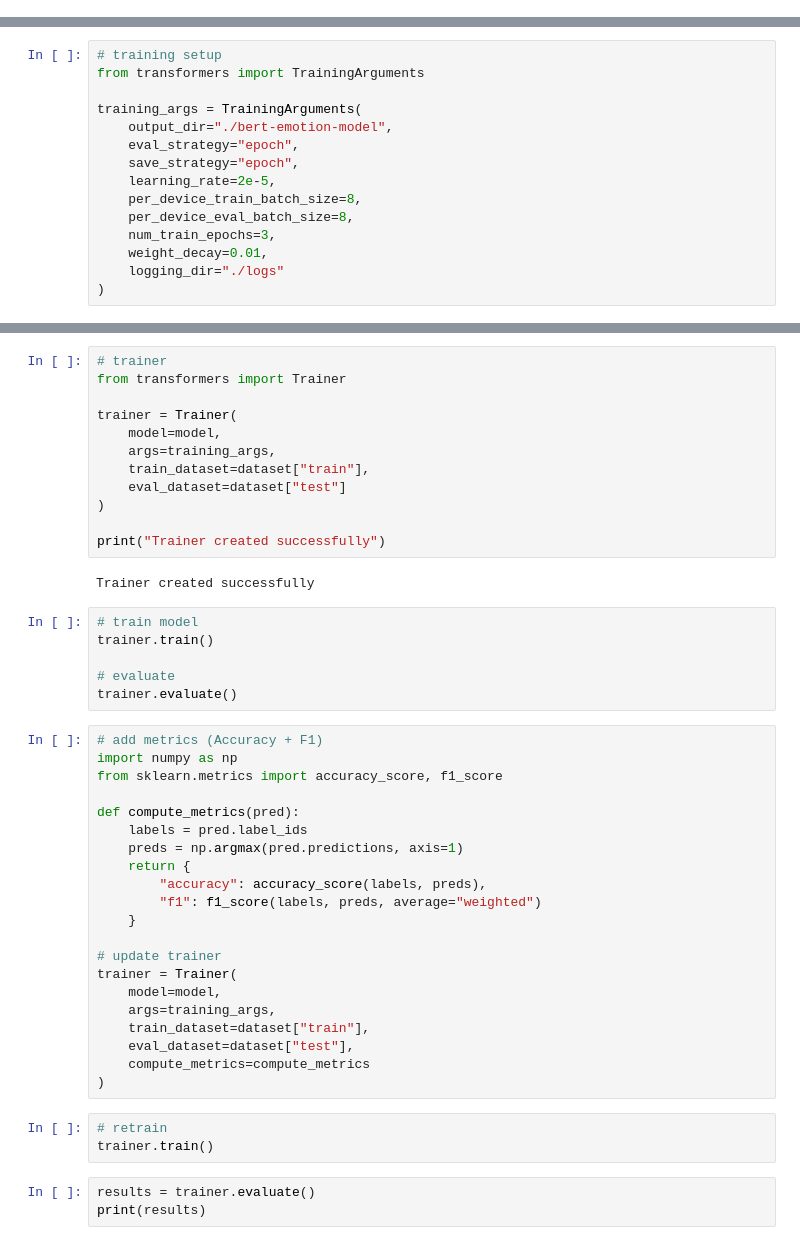
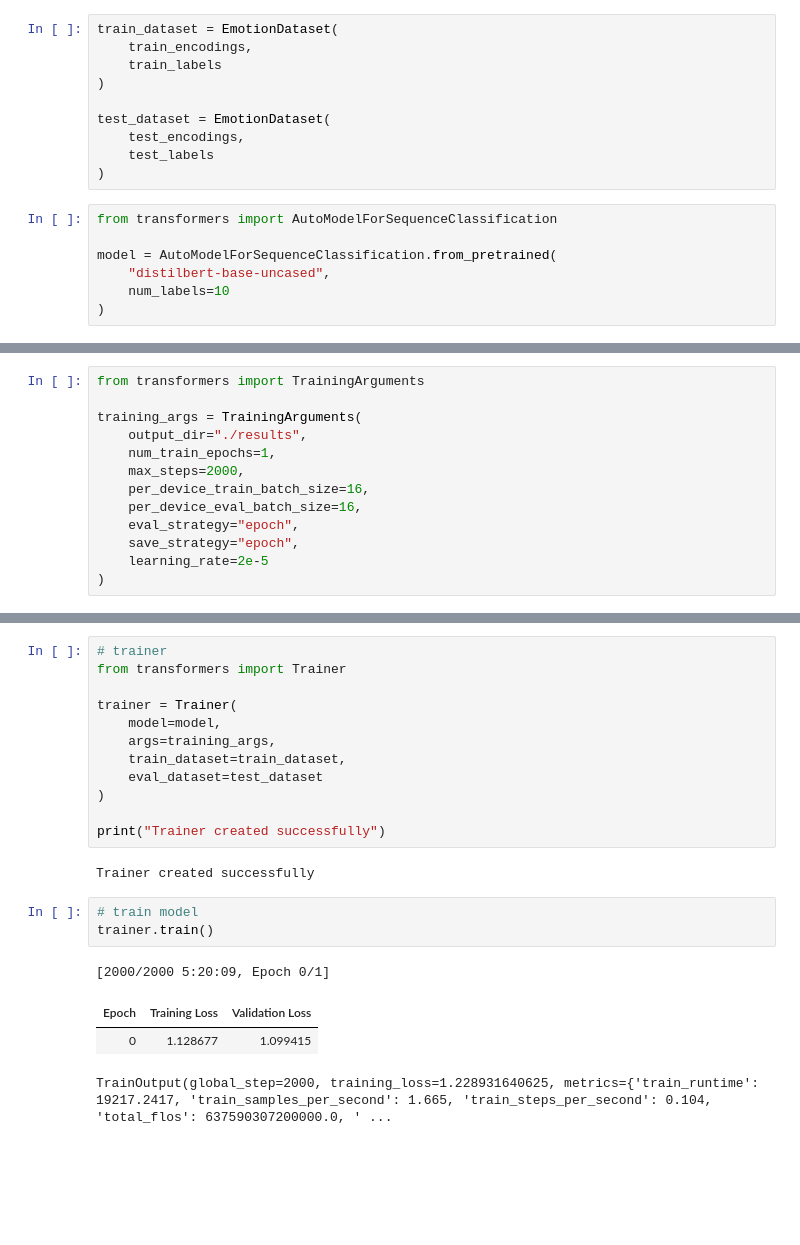
Before and after one commit to pearl-rego/Data-Science-MG3, a Jupyter notebook: project_code.ipynb, the cells around one changed output, grey strips where cells are left out. Saved outputs shown, nothing was run; the diff lists cells and outputs as text; blank space fills up the shorter version.

```diff
--- a/project_code.ipynb
+++ b/project_code.ipynb
@@ -324,0 +357,17 @@ Model loaded successfully
+# %%
+train_dataset = EmotionDataset(
+    train_encodings,
+    train_labels
+)
+
+test_dataset = EmotionDataset(
+    test_encodings,
+    test_labels
+)
+# %%
+from transformers import AutoModelForSequenceClassification
+
+model = AutoModelForSequenceClassification.from_pretrained(
+    "distilbert-base-uncased",
+    num_labels=10
+)
@@ -325,15 +400,13 @@ Model loaded successfully
 # %%
-# training setup
 from transformers import TrainingArguments
 
 training_args = TrainingArguments(
-    output_dir="./bert-emotion-model",
+    output_dir="./results",
+    num_train_epochs=1,
+    max_steps=2000,
+    per_device_train_batch_size=16,
+    per_device_eval_batch_size=16,
     eval_strategy="epoch",
     save_strategy="epoch",
-    learning_rate=2e-5,
-    per_device_train_batch_size=8,
-    per_device_eval_batch_size=8,
-    num_train_epochs=3,
-    weight_decay=0.01,
-    logging_dir="./logs"
+    learning_rate=2e-5
 )
@@ -346,8 +417,8 @@ from transformers import Trainer
 trainer = Trainer(
     model=model,
     args=training_args,
-    train_dataset=dataset["train"],
-    eval_dataset=dataset["test"]
+    train_dataset=train_dataset,
+    eval_dataset=test_dataset
 )
 
 print("Trainer created successfully")
@@ -356,33 +427,8 @@ Trainer created successfully
 # %%
 # train model
 trainer.train()
-
-# evaluate
-trainer.evaluate()
+# %% [output]
+[2000/2000 5:20:09, Epoch 0/1]
+| Epoch | Training Loss | Validation Loss |
+| 0 | 1.128677 | 1.099415 |
+TrainOutput(global_step=2000, training_loss=1.228931640625, metrics={'train_runtime': 19217.2417, 'train_samples_per_second': 1.665, 'train_steps_per_second': 0.104, 'total_flos': 637590307200000.0, ' ...
-# %%
-# add metrics (Accuracy + F1)
-import numpy as np
-from sklearn.metrics import accuracy_score, f1_score
-
-def compute_metrics(pred):
-    labels = pred.label_ids
-    preds = np.argmax(pred.predictions, axis=1)
-    return {
-        "accuracy": accuracy_score(labels, preds),
-        "f1": f1_score(labels, preds, average="weighted")
-    }
-
-# update trainer
-trainer = Trainer(
-    model=model,
-    args=training_args,
-    train_dataset=dataset["train"],
-    eval_dataset=dataset["test"],
-    compute_metrics=compute_metrics
-)
-# %%
-# retrain
-trainer.train()
-# %%
-results = trainer.evaluate()
-print(results)
```
Also changed, not shown: parts of 36 cells of this notebook.
